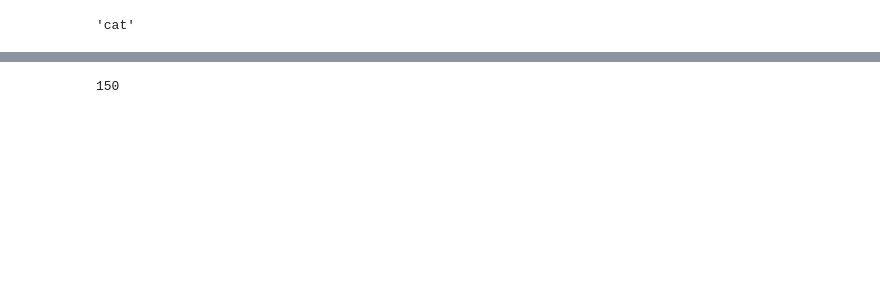
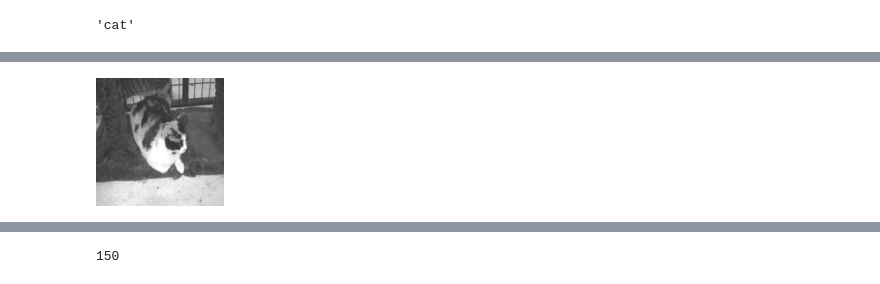
Before and after one commit to omiksave/MAE551, a Jupyter notebook: HW2.ipynb, the cells around one changed output, grey strips where cells are left out. Cells and saved outputs as stored; diff of their text form; code cells hidden in the pictures; blank space fills up the shorter version.

```diff
--- a/HW2.ipynb
+++ b/HW2.ipynb
@@ -167,4 +248,8 @@ transformer = transforms.Compose([transforms.Resize([128,128]),
                                   transforms.RandomHorizontalFlip(p = 0.8),
                                   transforms.RandomVerticalFlip(p = 0.6),
                                   transforms.ToTensor()])
+# %%
+transforms.ToPILImage()(transformer(Image.open(trainlist[1000])))
+# %% [output]
+[figure, added]
 # %%
```
Also changed, not shown: parts of 70 cells of this notebook.
